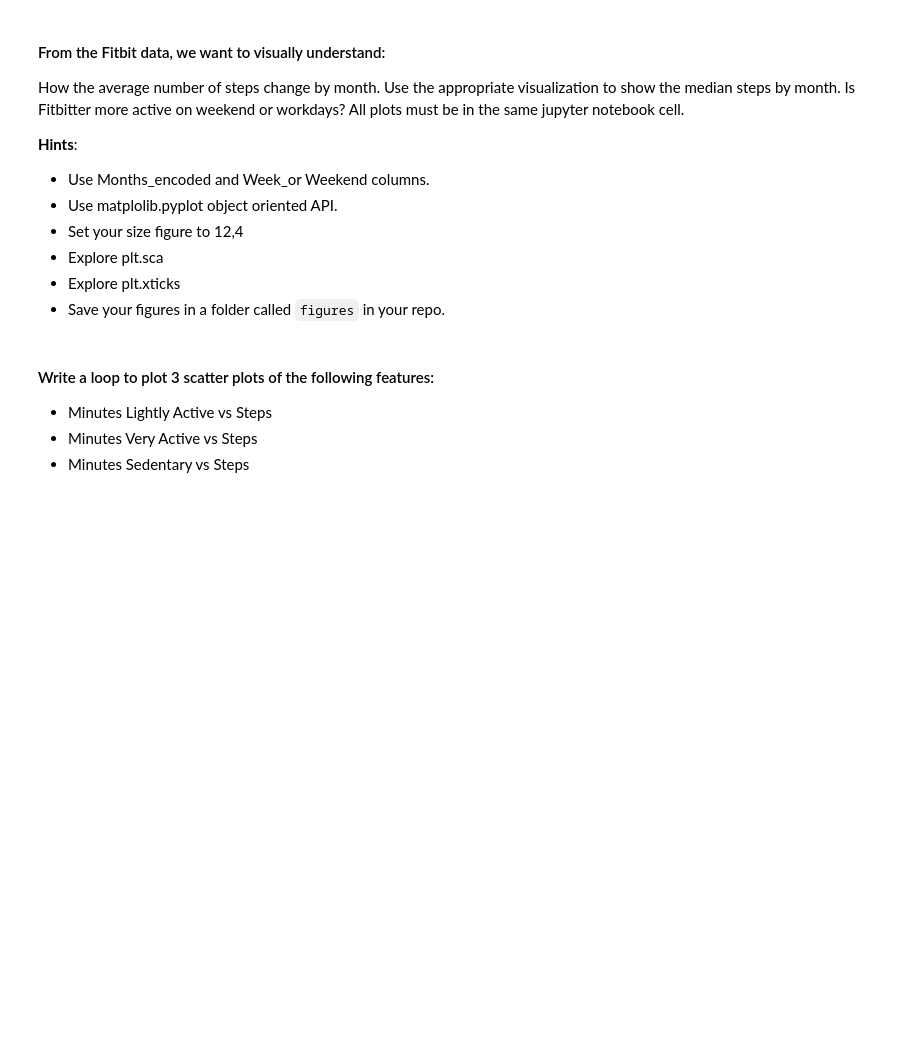
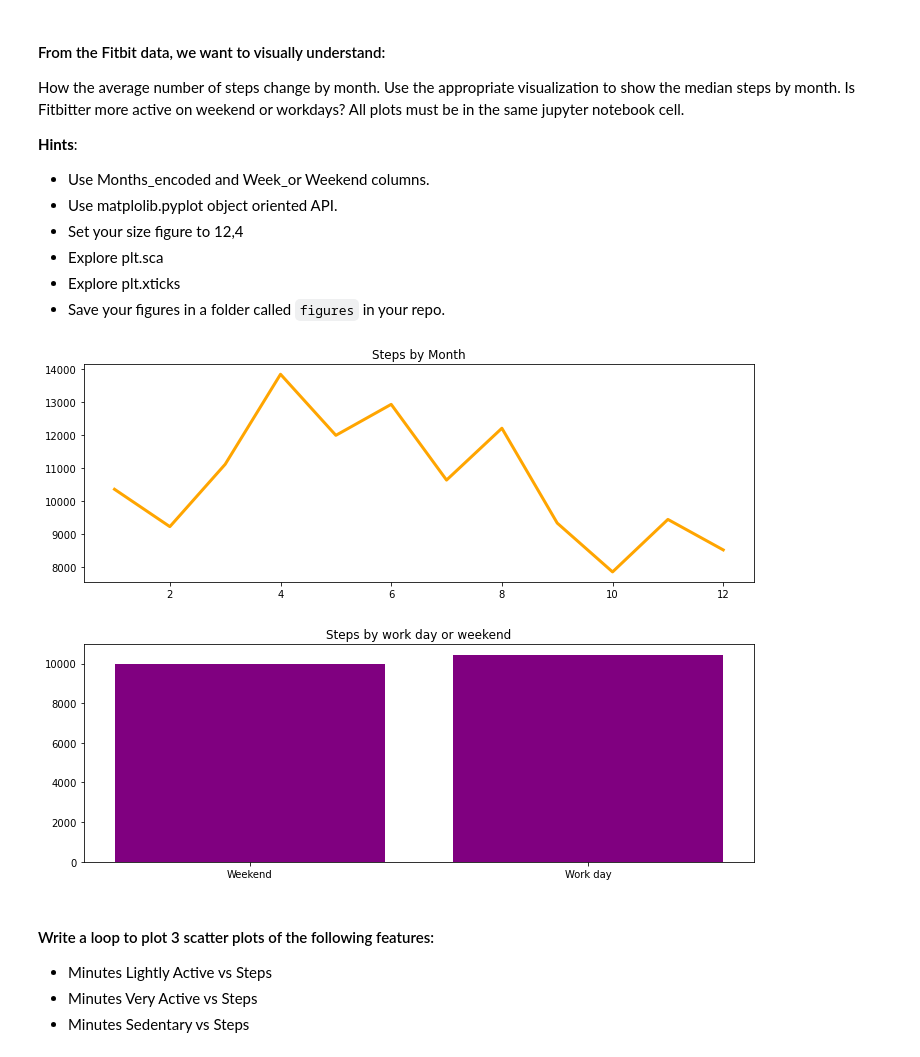
Before and after one commit to GNavarro-DA/dataptmad1121_labs, a Jupyter notebook: module-2/matplotlib-seaborn/your-code/main.ipynb, the cells around one changed output. Drawn from its saved outputs; the diff is of its cells as text; code cells hidden in the pictures; blank space fills up the shorter version.

```diff
--- a/module-2/matplotlib-seaborn/your-code/main.ipynb
+++ b/module-2/matplotlib-seaborn/your-code/main.ipynb
@@ -135,3 +128,23 @@ How the average number of steps change by month. Use the appropriate visualizati
+# %%
+# MEDIAN STEPS BY MONTH_ENCODED
+# your code here
+month_encoded = pd.pivot_table(fitbit, index='Months_encoded', aggfunc=np.median)[['Steps']]
+fig, ax = plt.subplots(ncols=1, nrows=1, figsize=(12,4))
+ax.set_title('Steps by Month')
+ax.plot(month_encoded.index, month_encoded['Steps'], linewidth=3, color='orange')
+plt.show();
+
+# MEDIAN STEPS BY WORK_OR_WEEKEND
+# your code here
+work_or_weekend_encoded = pd.pivot_table(fitbit, index='Work_or_Weekend', aggfunc=np.median)[['Steps']]
+fig, ax = plt.subplots(ncols=1, nrows=1, figsize=(12,4))
+ax.set_title('Steps by work day or weekend')
+ax.bar(work_or_weekend_encoded.index, work_or_weekend_encoded['Steps'], linewidth=3, color='purple')
+plt.xticks([0,1], ['Weekend','Work day'])
+plt.show();
+# %% [output]
+[figure, added]
+[figure, added]
 # %% [markdown]
 #### Write a loop to plot 3 scatter plots of the following features:
 
```
Also changed, not shown: parts of 2 cells of this notebook.
